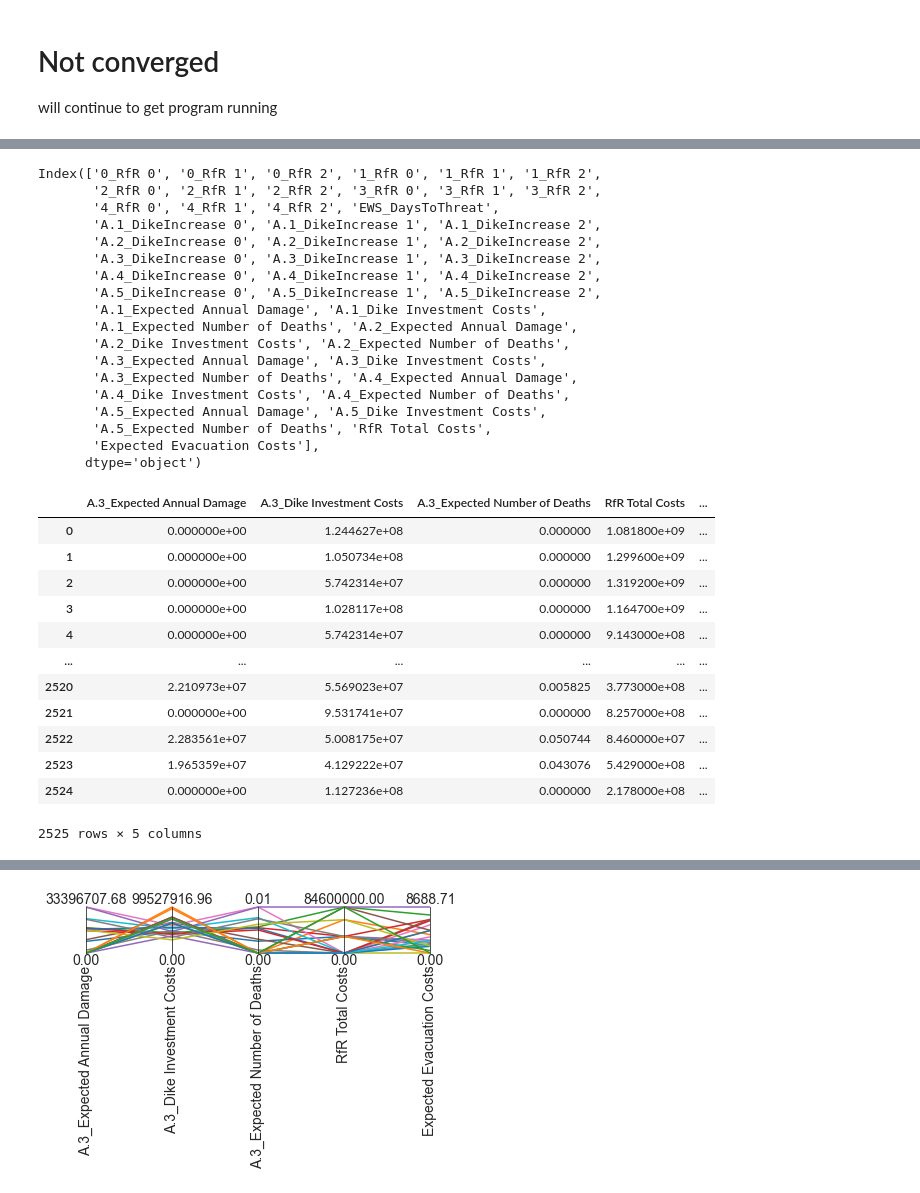
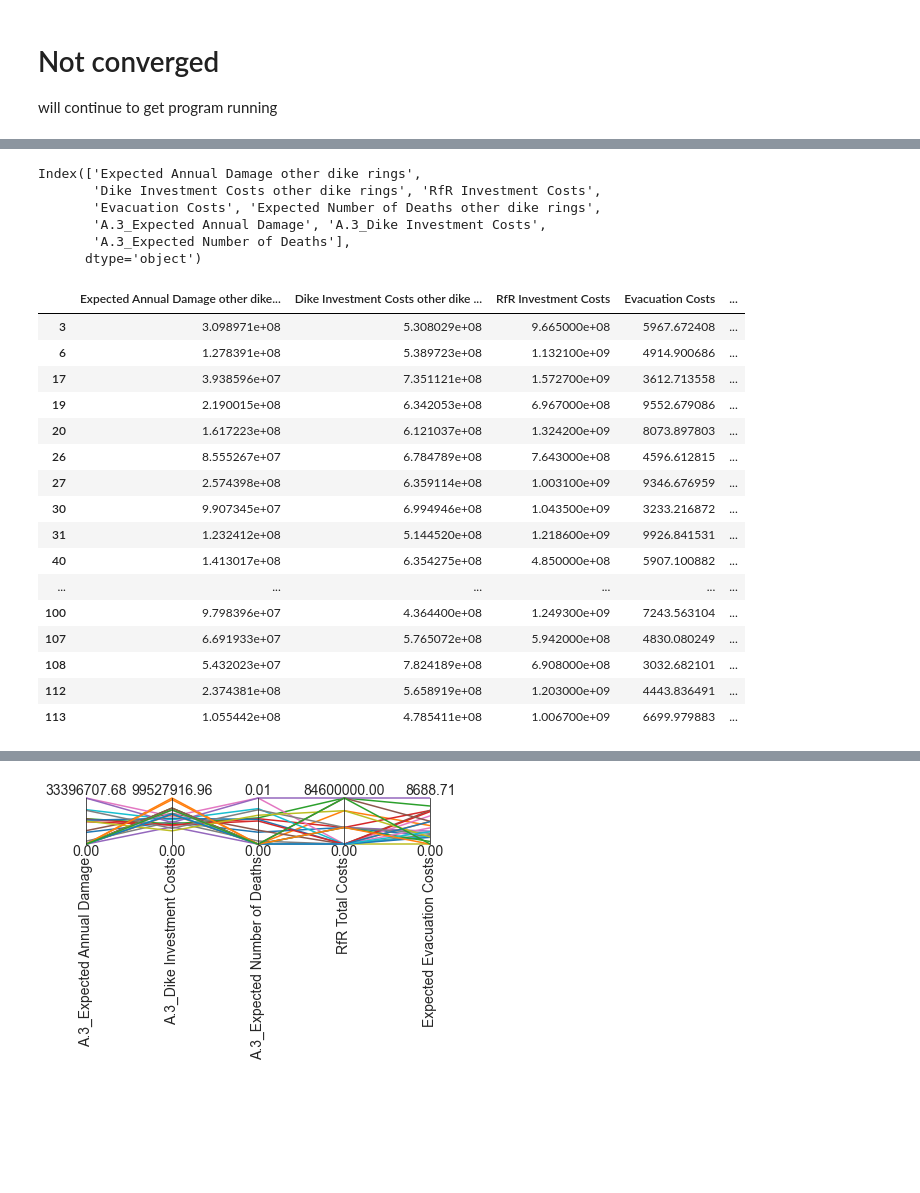
Before and after one commit to tamarvooijs/MBDM, a Jupyter notebook: final assignment/mordm laszlo.ipynb, the cells around one changed output, grey strips where cells are left out. Saved outputs shown, nothing was run; the diff lists cells and outputs as text; code cells hidden in the pictures; blank space fills up the shorter version.

```diff
--- a/final assignment/mordm laszlo.ipynb
+++ b/final assignment/mordm laszlo.ipynb
@@ -13,9 +13,15 @@ import numpy as np
 import seaborn as sns
 
 from dike_model_function import DikeNetwork  # @UnresolvedImport
-from ema_workbench import (Model, RealParameter, ScalarOutcome, MultiprocessingEvaluator, SequentialEvaluator, ema_logging)
+from ema_workbench import (Model, RealParameter, ScalarOutcome,
+                           MultiprocessingEvaluator, SequentialEvaluator, ema_logging,
+                           Scenario, Policy)
+
+from ema_workbench.em_framework.optimization import (HyperVolume,
+                                                     EpsilonProgress)
+
 from problem_formulation import get_model_for_problem_formulation
 
 from ema_workbench.analysis import parcoords, prim
 
-dike_model, planning_steps = get_model_for_problem_formulation(6)
+dike_model, planning_steps = get_model_for_problem_formulation(7)
@@ -22,6 +88,6 @@ dike_model, planning_steps = get_model_for_problem_formulation(6)
 # %%
-ema_logging.log_to_stderr(ema_logging.INFO)
+# ema_logging.log_to_stderr(ema_logging.INFO)
 
-# Ran in dike_model_optimization
-results = pd.read_csv("opt_results_10000_nfe.csv", index_col=0)
-convergence = pd.read_csv("opt_convergence_10000nfe.csv", index_col=0)
+# # Ran in dike_model_optimization
+# results = pd.read_csv("opt_results_10000_nfe.csv", index_col=0)
+# convergence = pd.read_csv("opt_convergence_10000nfe.csv", index_col=0)
@@ -56,39 +135,34 @@ will continue to get program running
 # %%
-results.columns
+data.columns
 # %% [output]
-Index(['0_RfR 0', '0_RfR 1', '0_RfR 2', '1_RfR 0', '1_RfR 1', '1_RfR 2',
-       '2_RfR 0', '2_RfR 1', '2_RfR 2', '3_RfR 0', '3_RfR 1', '3_RfR 2',
-       '4_RfR 0', '4_RfR 1', '4_RfR 2', 'EWS_DaysToThreat',
-       'A.1_DikeIncrease 0', 'A.1_DikeIncrease 1', 'A.1_DikeIncrease 2',
-       'A.2_DikeIncrease 0', 'A.2_DikeIncrease 1', 'A.2_DikeIncrease 2',
-       'A.3_DikeIncrease 0', 'A.3_DikeIncrease 1', 'A.3_DikeIncrease 2',
-       'A.4_DikeIncrease 0', 'A.4_DikeIncrease 1', 'A.4_DikeIncrease 2',
-       'A.5_DikeIncrease 0', 'A.5_DikeIncrease 1', 'A.5_DikeIncrease 2',
-       'A.1_Expected Annual Damage', 'A.1_Dike Investment Costs',
-       'A.1_Expected Number of Deaths', 'A.2_Expected Annual Damage',
-       'A.2_Dike Investment Costs', 'A.2_Expected Number of Deaths',
+Index(['Expected Annual Damage other dike rings',
+       'Dike Investment Costs other dike rings', 'RfR Investment Costs',
+       'Evacuation Costs', 'Expected Number of Deaths other dike rings',
        'A.3_Expected Annual Damage', 'A.3_Dike Investment Costs',
-       'A.3_Expected Number of Deaths', 'A.4_Expected Annual Damage',
-       'A.4_Dike Investment Costs', 'A.4_Expected Number of Deaths',
-       'A.5_Expected Annual Damage', 'A.5_Dike Investment Costs',
-       'A.5_Expected Number of Deaths', 'RfR Total Costs',
-       'Expected Evacuation Costs'],
+       'A.3_Expected Number of Deaths'],
       dtype='object')
 # %%
-data = results.loc[:, ['A.3_Expected Annual Damage', 'A.3_Dike Investment Costs', 'A.3_Expected Number of Deaths',
-                       'RfR Total Costs', 'Expected Evacuation Costs']]
-data
+thresholds = results[(results['A.3_Expected Number of Deaths'] < 0.01) & (results["Expected Number of Deaths other dike rings"] < 0.04) & (results['Evacuation Costs'] < 10000)]
+                     #(results["RfR Investment Costs"] < 1e8)]
+# thresholds[['A.3_Expected Annual Damage', 'A.3_Dike Investment Costs', 'A.3_Expected Number of Deaths',
+#                        'RfR Total Costs', 'Expected Evacuation Costs']]
+
+thresholds.loc[:, [o.name for o in dike_model.outcomes]]
 # %% [output]
-|  | A.3_Expected Annual Damage | A.3_Dike Investment Costs | A.3_Expected Number of Deaths | RfR Total Costs | ... |
-| 0 | 0.000000e+00 | 1.244627e+08 | 0.000000 | 1.081800e+09 | ... |
-| 1 | 0.000000e+00 | 1.050734e+08 | 0.000000 | 1.299600e+09 | ... |
-| 2 | 0.000000e+00 | 5.742314e+07 | 0.000000 | 1.319200e+09 | ... |
-| 3 | 0.000000e+00 | 1.028117e+08 | 0.000000 | 1.164700e+09 | ... |
-| 4 | 0.000000e+00 | 5.742314e+07 | 0.000000 | 9.143000e+08 | ... |
+|  | Expected Annual Damage other dike... | Dike Investment Costs other dike ... | RfR Investment Costs | Evacuation Costs | ... |
+| 3 | 3.098971e+08 | 5.308029e+08 | 9.665000e+08 | 5967.672408 | ... |
+| 6 | 1.278391e+08 | 5.389723e+08 | 1.132100e+09 | 4914.900686 | ... |
+| 17 | 3.938596e+07 | 7.351121e+08 | 1.572700e+09 | 3612.713558 | ... |
+| 19 | 2.190015e+08 | 6.342053e+08 | 6.967000e+08 | 9552.679086 | ... |
+| 20 | 1.617223e+08 | 6.121037e+08 | 1.324200e+09 | 8073.897803 | ... |
+| 26 | 8.555267e+07 | 6.784789e+08 | 7.643000e+08 | 4596.612815 | ... |
+| 27 | 2.574398e+08 | 6.359114e+08 | 1.003100e+09 | 9346.676959 | ... |
+| 30 | 9.907345e+07 | 6.994946e+08 | 1.043500e+09 | 3233.216872 | ... |
+| 31 | 1.232412e+08 | 5.144520e+08 | 1.218600e+09 | 9926.841531 | ... |
+| 40 | 1.413017e+08 | 6.354275e+08 | 4.850000e+08 | 5907.100882 | ... |
 | ... | ... | ... | ... | ... | ... |
-| 2520 | 2.210973e+07 | 5.569023e+07 | 0.005825 | 3.773000e+08 | ... |
-| 2521 | 0.000000e+00 | 9.531741e+07 | 0.000000 | 8.257000e+08 | ... |
-| 2522 | 2.283561e+07 | 5.008175e+07 | 0.050744 | 8.460000e+07 | ... |
-| 2523 | 1.965359e+07 | 4.129222e+07 | 0.043076 | 5.429000e+08 | ... |
-| 2524 | 0.000000e+00 | 1.127236e+08 | 0.000000 | 2.178000e+08 | ... |
+| 100 | 9.798396e+07 | 4.364400e+08 | 1.249300e+09 | 7243.563104 | ... |
+| 107 | 6.691933e+07 | 5.765072e+08 | 5.942000e+08 | 4830.080249 | ... |
+| 108 | 5.432023e+07 | 7.824189e+08 | 6.908000e+08 | 3032.682101 | ... |
+| 112 | 2.374381e+08 | 5.658919e+08 | 1.203000e+09 | 4443.836491 | ... |
+| 113 | 1.055442e+08 | 4.785411e+08 | 1.006700e+09 | 6699.979883 | ... |
-2525 rows × 5 columns
```
Also changed, not shown: parts of 11 cells of this notebook, 10 other files.
